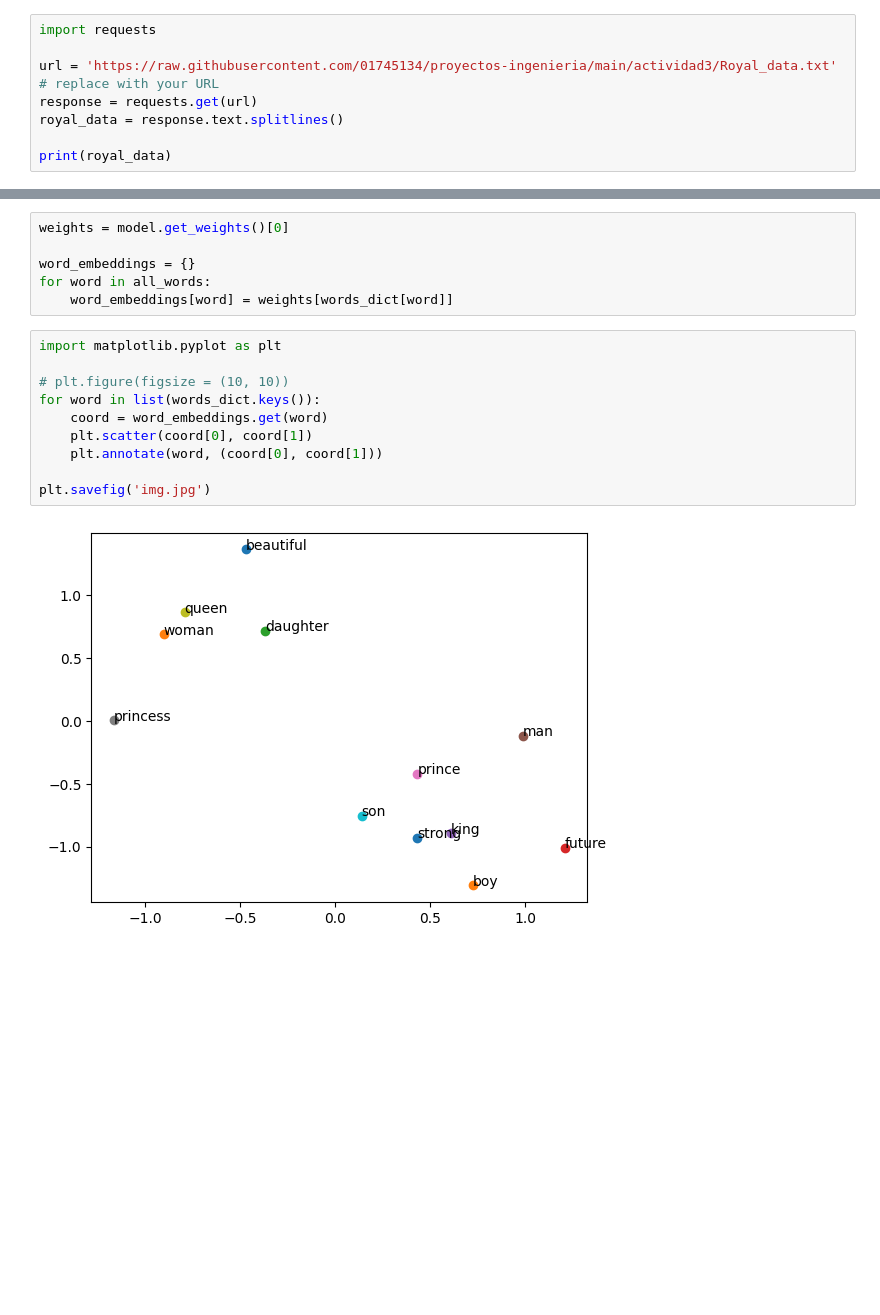
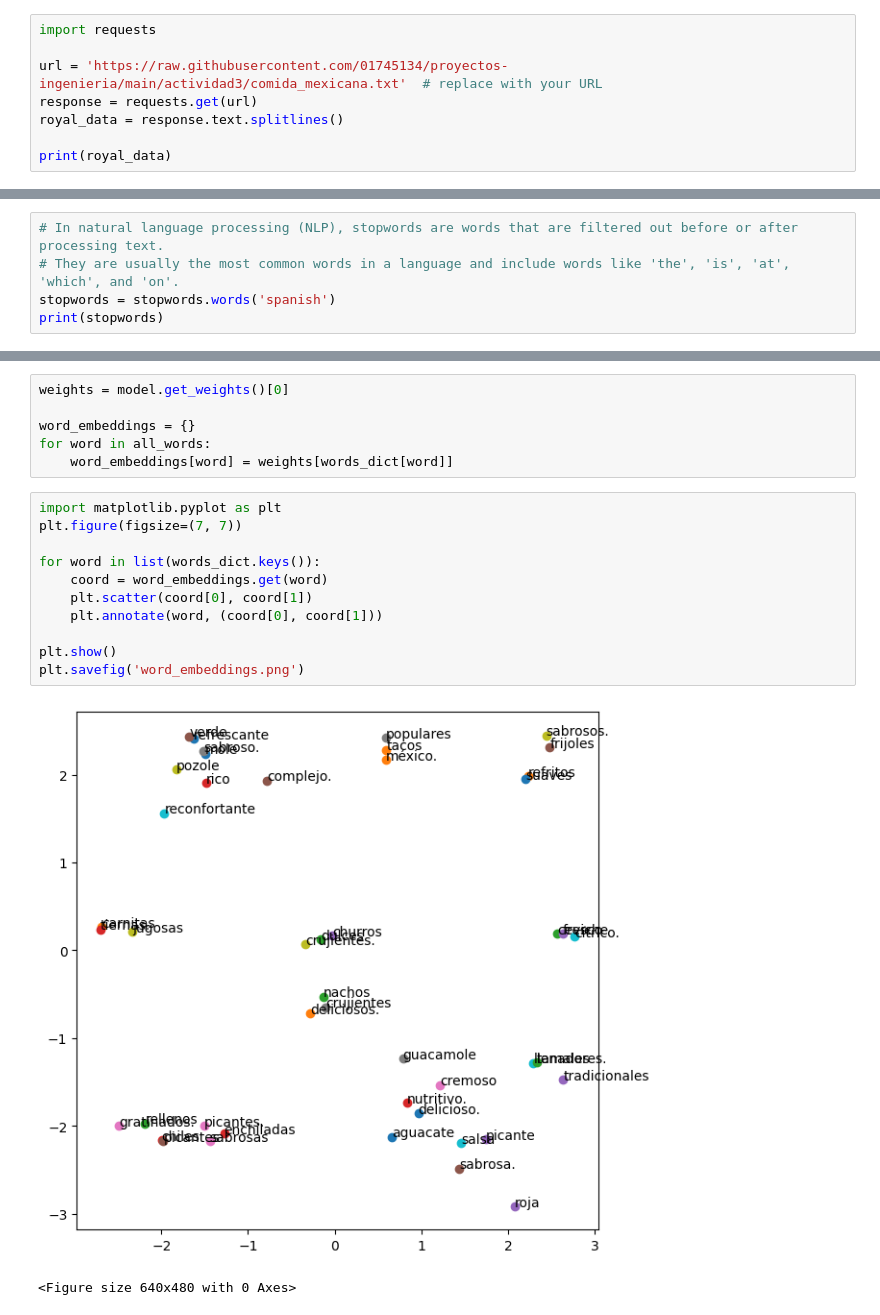
Before and after one commit to 01745134/proyectos-ingenieria, a Jupyter notebook: actividad3/act3-wordEmbeddings.ipynb, the cells around one changed output, grey strips where cells are left out. Saved outputs shown, nothing was run; the diff lists cells and outputs as text; blank space fills up the shorter version.

Commit message:
Ejemplo de cómo usar word embeddings

```diff
--- a/actividad3/act3-wordEmbeddings.ipynb
+++ b/actividad3/act3-wordEmbeddings.ipynb
@@ -8,7 +8,7 @@
 # %%
 import requests
 
-url = 'https://raw.githubusercontent.com/01745134/proyectos-ingenieria/main/actividad3/Royal_data.txt'  # replace with your URL
+url = 'https://raw.githubusercontent.com/01745134/proyectos-ingenieria/main/actividad3/comida_mexicana.txt'  # replace with your URL
 response = requests.get(url)
 royal_data = response.text.splitlines()
 
@@ -28,0 +39,5 @@ Removing stop words
+# %%
+# In natural language processing (NLP), stopwords are words that are filtered out before or after processing text.
+# They are usually the most common words in a language and include words like 'the', 'is', 'at', 'which', and 'on'.
+stopwords = stopwords.words('spanish')
+print(stopwords)
@@ -201,13 +219,15 @@ for word in all_words:
     word_embeddings[word] = weights[words_dict[word]]
 # %%
 import matplotlib.pyplot as plt
+plt.figure(figsize=(7, 7))
 
-# plt.figure(figsize = (10, 10))
 for word in list(words_dict.keys()):
     coord = word_embeddings.get(word)
     plt.scatter(coord[0], coord[1])
     plt.annotate(word, (coord[0], coord[1]))
 
-plt.savefig('img.jpg')
+plt.show()
+plt.savefig('word_embeddings.png')
 # %% [output]
-[figure, old version]
+[figure, new version]
+<Figure size 640x480 with 0 Axes>
```
Also changed, not shown: parts of 17 cells of this notebook, 3 other files.
